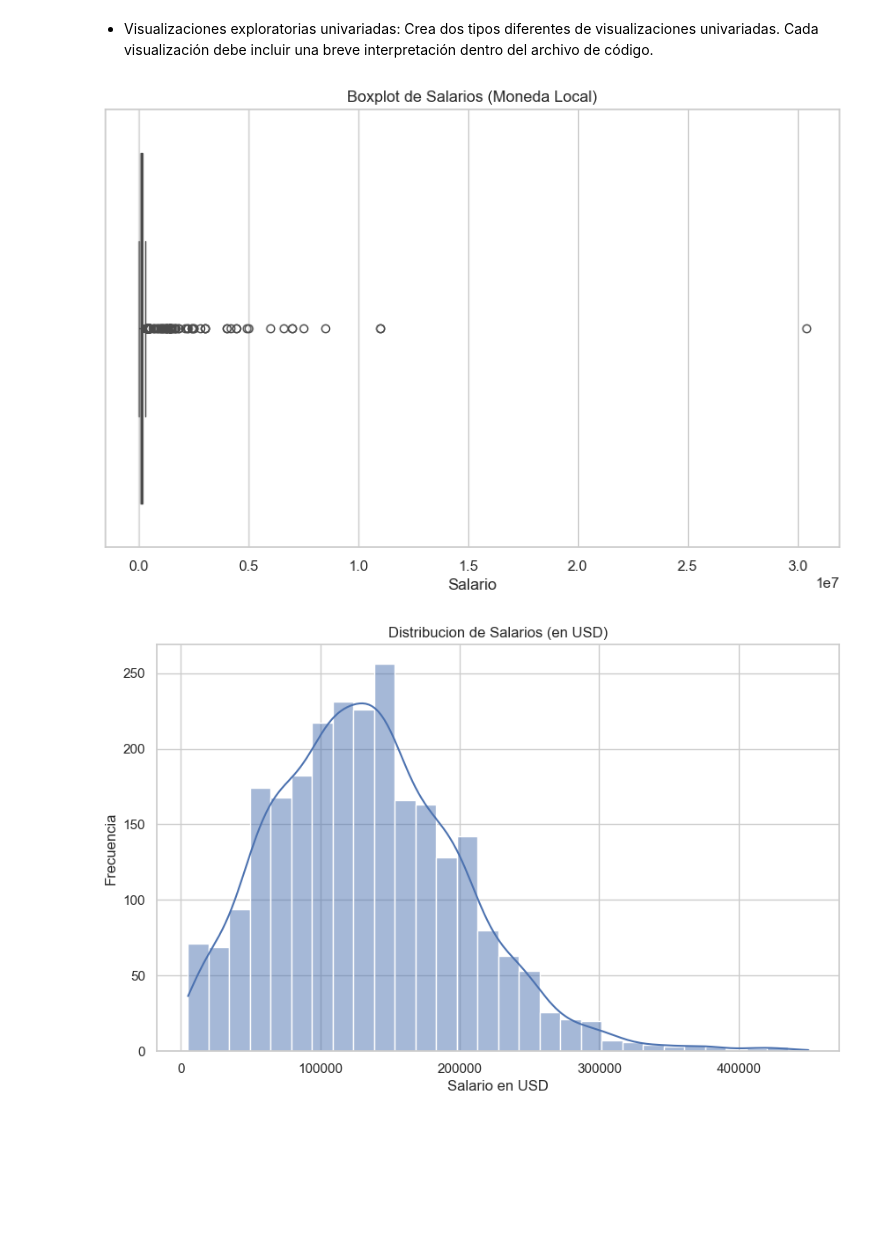
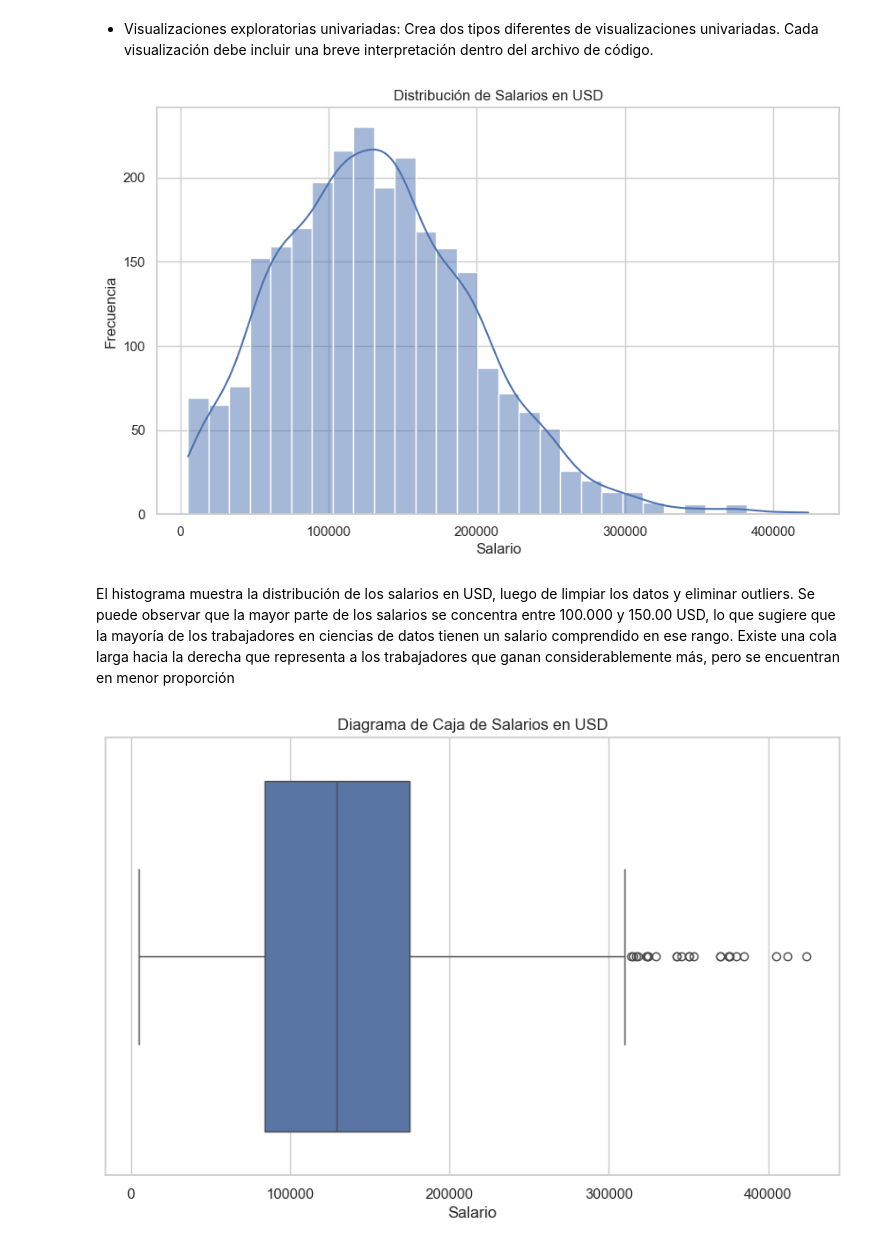
Before and after one commit to gonzalofe/Analizando-los-Salarios-en-Ciencia-de-Datos-en-2023, a Jupyter notebook: notebooks/analisis_salarios.ipynb, the cells around one changed output. Drawn from its saved outputs; the diff is of its cells as text; code cells hidden in the pictures; blank space fills up the shorter version.

Commit message:
Analizando los Salarios en Ciencia de Datos en 2023

```diff
--- a/notebooks/analisis_salarios.ipynb
+++ b/notebooks/analisis_salarios.ipynb
@@ -177,0 +166,2 @@ SE               192475.00  7500000.00
+# %%
+df_limpio = df_limpio[~((df_limpio['experience_level'].isin(['EN', 'MI'])) & (df_limpio['salary_in_usd'] >= 300000))]
@@ -177,0 +171,21 @@ SE               192475.00  7500000.00
+# %%
+# Lista de niveles de experiencia
+experience_levels = df_limpio['experience_level'].unique()
+
+# Aplicar IQR para detectar outliers por cada nivel de experiencia
+for level in experience_levels:
+    level_data = df_limpio[df_limpio['experience_level'] == level]
+
+    # Calcular el IQR para el salario en USD
+    Q1 = level_data['salary_in_usd'].quantile(0.25)
+    Q3 = level_data['salary_in_usd'].quantile(0.75)
+    IQR = Q3 - Q1
+
+    # Definir límites para los outliers
+    lower_bound = Q1 - 1.5 * IQR
+    upper_bound = Q3 + 1.5 * IQR
+
+    # Filtrar los outliers
+    outliers = level_data[(level_data['salary_in_usd'] < lower_bound) | (level_data['salary_in_usd'] > upper_bound)]
+
+outliers
@@ -178,3 +195,6 @@ SE               192475.00  7500000.00
+# %%
+# Eliminar los outliers detectados
+df_limpio_sin_outliers = df_limpio[~df_limpio.index.isin(outliers.index)]
 # %% [markdown]
 
 ### 2. Exploración de datos con Python
@@ -183,27 +203,25 @@ SE               192475.00  7500000.00
 # %%
 import matplotlib.pyplot as plt
 import seaborn as sns
 
-# Visualización exploratoria univariada: Distribucion de salarios en moneda local
+# Crear el histograma de la variable salario en USD
 plt.figure(figsize=(10, 6))
-sns.boxplot(x=df_limpio['salary'])
-plt.title('Boxplot de Salarios (Moneda Local)')
+sns.histplot(df_limpio_sin_outliers['salary_in_usd'], bins=30, kde=True)
+plt.title('Distribución de Salarios en USD')
 plt.xlabel('Salario')
+plt.ylabel('Frecuencia')
 plt.show()
 # %% [output]
-[figure, old version]
+[figure, new version]
+# %% [markdown]
+El histograma muestra la distribución de los salarios en USD, luego de limpiar los datos y eliminar outliers. Se puede observar que la mayor parte de los salarios se concentra entre 100.000 y 150.00 USD, lo que sugiere que la mayoría de los trabajadores en ciencias de datos tienen un salario comprendido en ese rango. Existe una cola larga hacia la derecha que representa a los trabajadores que ganan considerablemente más, pero se encuentran en menor proporción
 # %%
 
-
-# Set the theme for seaborn
-sns.set_theme(style="whitegrid")
-
-# Visualización exploratoria univariada: Distribucion de salarios en USD
+# Crear un boxplot para la variable salario en USD
 plt.figure(figsize=(10, 6))
-sns.histplot(df_limpio['salary_in_usd'], kde=True, bins=30)
-plt.title('Distribucion de Salarios (en USD)')
-plt.xlabel('Salario en USD')
-plt.ylabel('Frecuencia')
+sns.boxplot(x=df_limpio_sin_outliers['salary_in_usd'])
+plt.title('Diagrama de Caja de Salarios en USD')
+plt.xlabel('Salario')
 plt.show()
 # %% [output]
-[figure, old version]
+[figure, new version]
```
Also changed, not shown: parts of 25 cells of this notebook.
